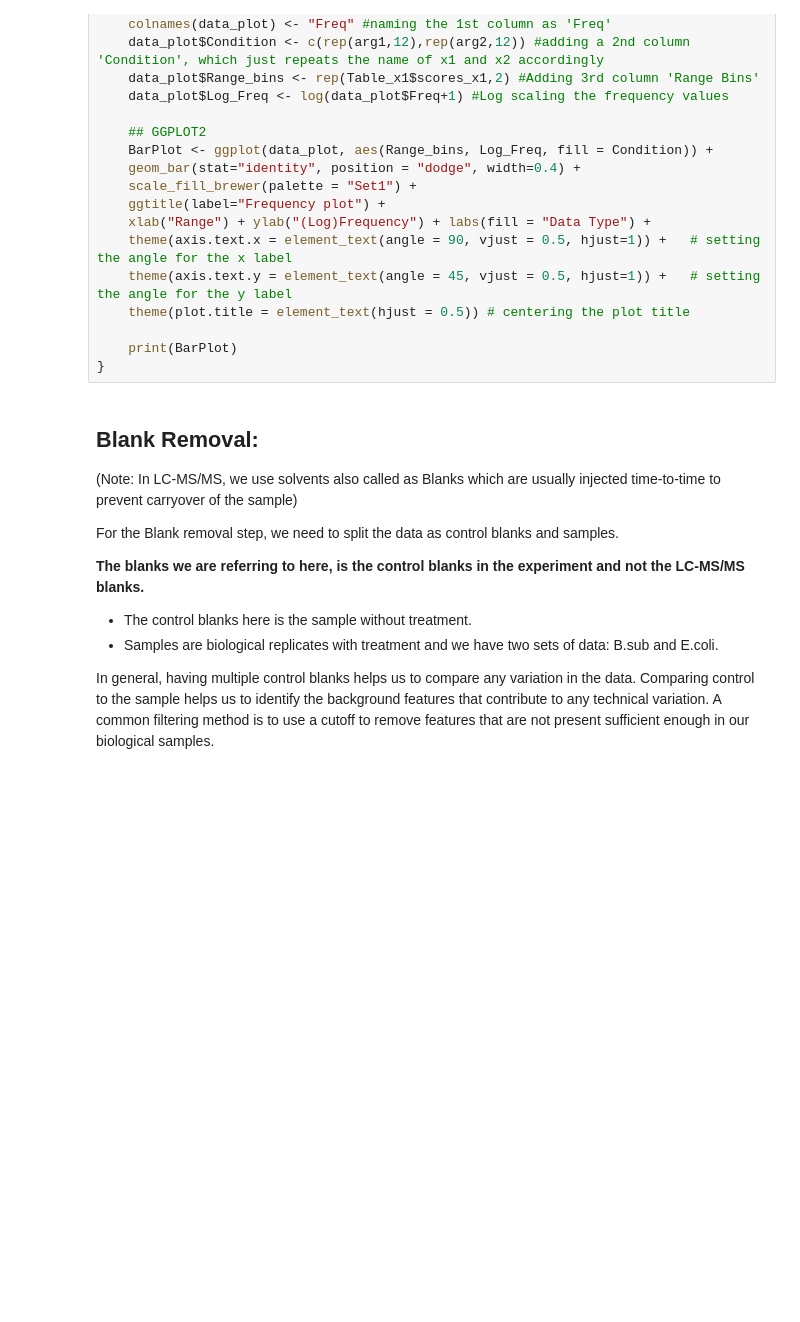
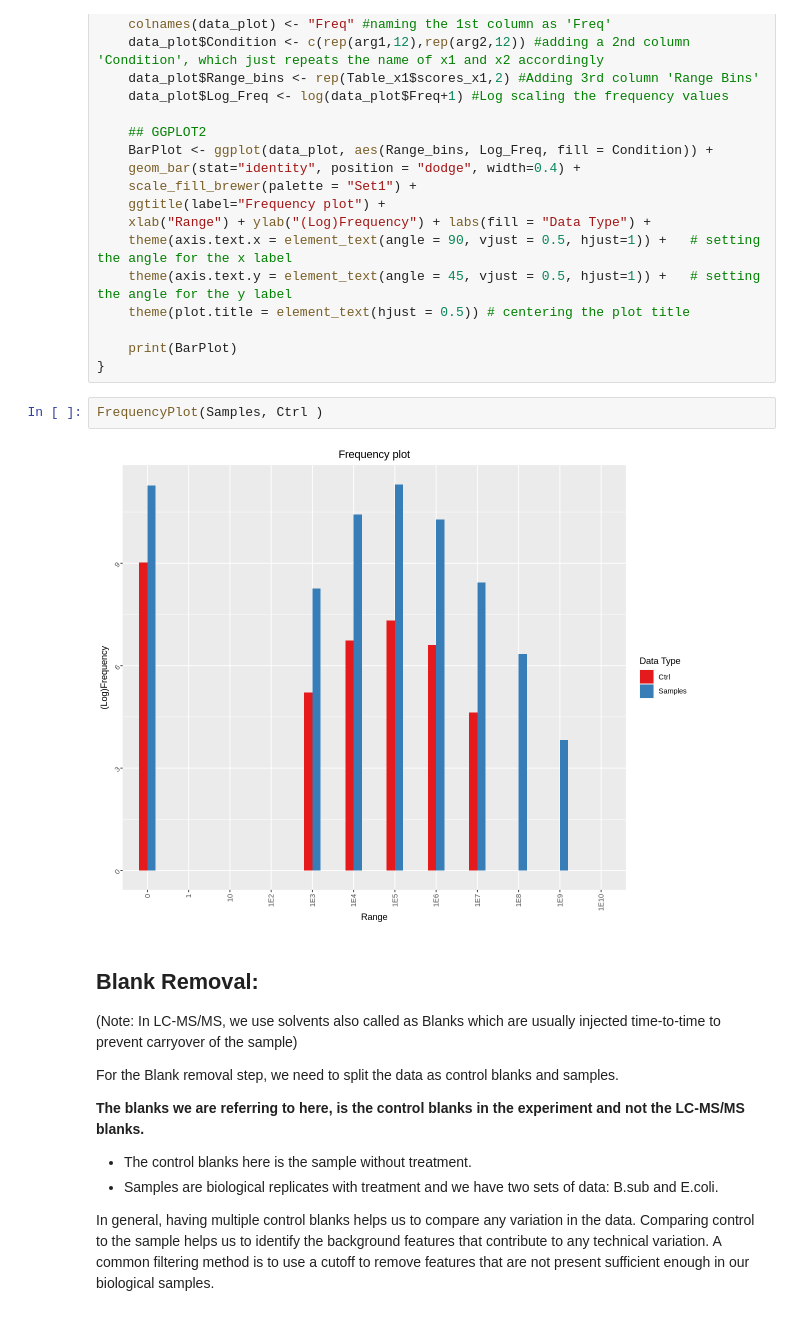
Before and after one commit to 2AMissinou/Metabolomics-Filtering, a Jupyter notebook: Metabolic_Features_Filtering_v1_5_rp.ipynb, the cells around one changed output. Drawn from its saved outputs; the diff is of its cells as text; blank space fills up the shorter version.

```diff
--- a/Metabolic_Features_Filtering_v1_5_rp.ipynb
+++ b/Metabolic_Features_Filtering_v1_5_rp.ipynb
@@ -288,6 +337,10 @@ FrequencyPlot <- function(x1,x2){
 
     print(BarPlot)
 }
+# %%
+FrequencyPlot(Samples, Ctrl )
+# %% [output]
+[figure, added]
 # %% [markdown]
 ## Blank Removal:
 
```
Also changed, not shown: parts of 21 cells of this notebook.
